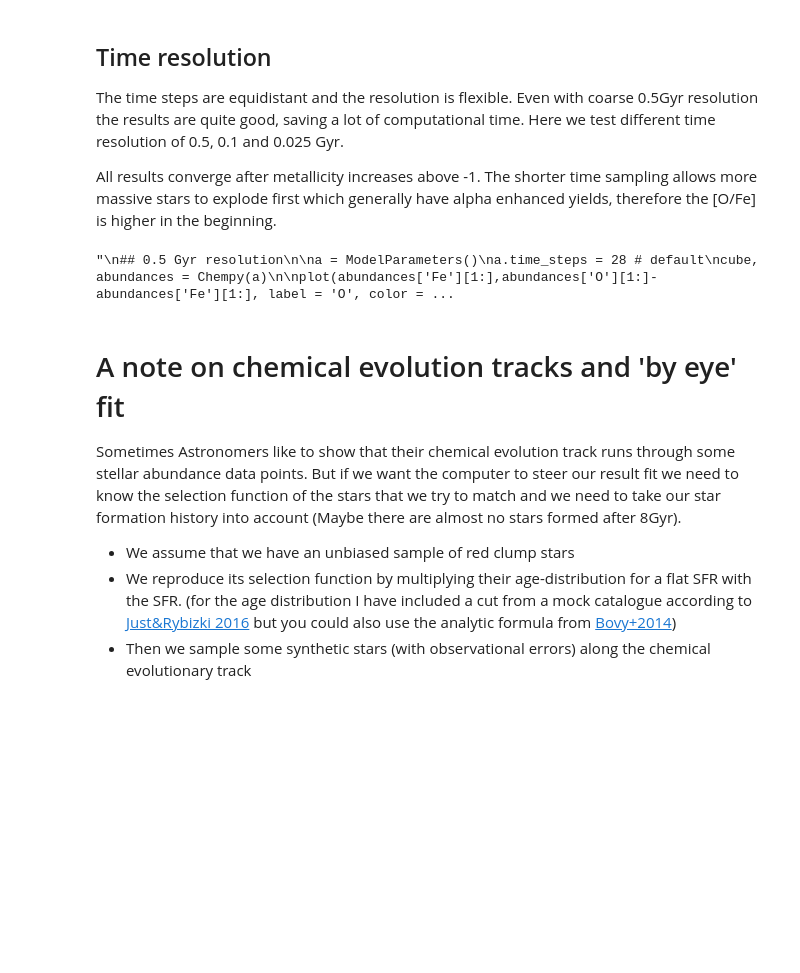
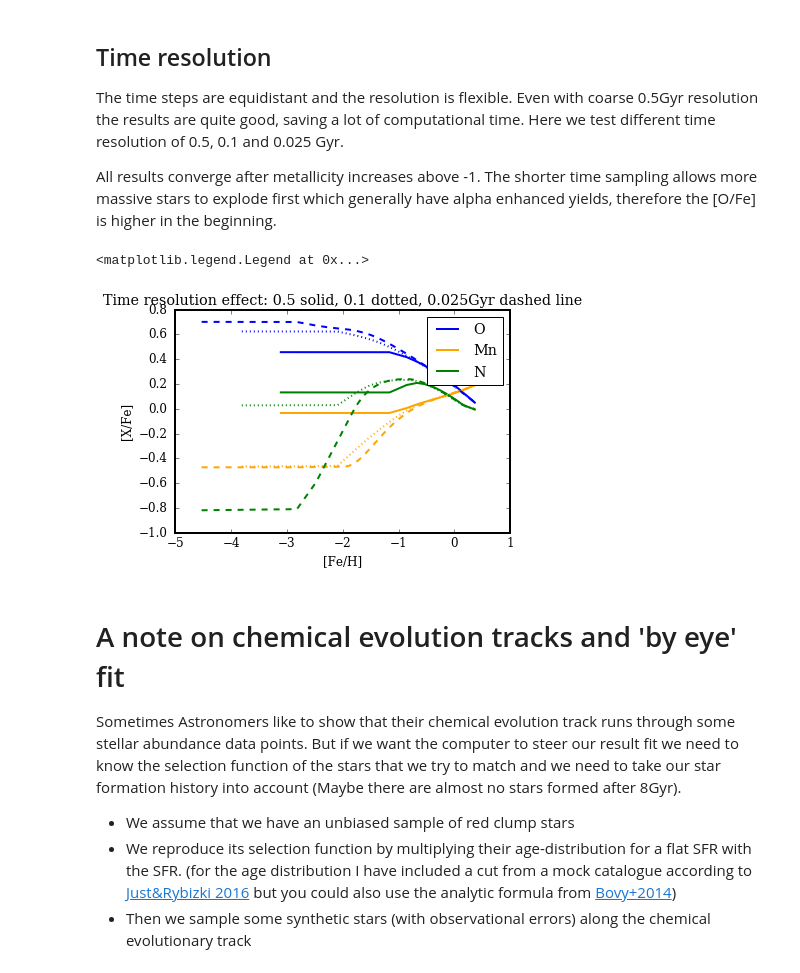
Before and after one commit to jan-rybizki/Chempy, a Jupyter notebook: tutorials/5-Chempy_function.ipynb, the cells around one changed output. Saved outputs shown, nothing was run; the diff lists cells and outputs as text; code cells hidden in the pictures; blank space fills up the shorter version.

```diff
--- a/tutorials/5-Chempy_function.ipynb
+++ b/tutorials/5-Chempy_function.ipynb
@@ -285,7 +288,6 @@ The time steps are equidistant and the resolution is flexible. Even with coarse
 
 All results converge after metallicity increases above -1. The shorter time sampling allows more massive stars to explode first which generally have alpha enhanced yields, therefore the [O/Fe] is higher in the beginning.
 # %%
-'''
 ## 0.5 Gyr resolution
 
 a = ModelParameters()
@@ -297,35 +299,35 @@ plot(abundances['Fe'][1:],abundances['Mn'][1:]-abundances['Fe'][1:], label = 'Mn
 plot(abundances['Fe'][1:],abundances['N'][1:]-abundances['Fe'][1:], label = 'N', color = 'g')
 
 
 # 0.1 Gyr resolution
 
 a = ModelParameters()
 a.time_steps = 136
 cube, abundances = Chempy(a)
 
 plot(abundances['Fe'][1:],abundances['O'][1:]-abundances['Fe'][1:], color = 'b', linestyle = ':')
 plot(abundances['Fe'][1:],abundances['Mn'][1:]-abundances['Fe'][1:], color = 'orange', linestyle = ':')
 plot(abundances['Fe'][1:],abundances['N'][1:]-abundances['Fe'][1:], color = 'green', linestyle = ':')
 
 
 # 25 Myr resolution
 
 a = ModelParameters()
 a.time_steps = 541
 cube, abundances = Chempy(a)
 
 plot(abundances['Fe'][1:],abundances['O'][1:]-abundances['Fe'][1:], color = 'b', linestyle = '--')
 plot(abundances['Fe'][1:],abundances['Mn'][1:]-abundances['Fe'][1:], color = 'orange', linestyle = '--')
 plot(abundances['Fe'][1:],abundances['N'][1:]-abundances['Fe'][1:], color = 'green', linestyle = '--')
 
 
 plt.xlabel('[Fe/H]')
 plt.ylabel('[X/Fe]')
 plt.title('Time resolution effect: 0.5 solid, 0.1 dotted, 0.025Gyr dashed line')
 plt.legend()
-'''
 # %% [output]
-"\n## 0.5 Gyr resolution\n\na = ModelParameters()\na.time_steps = 28 # default\ncube, abundances = Chempy(a)\n\nplot(abundances['Fe'][1:],abundances['O'][1:]-abundances['Fe'][1:], label = 'O', color = ...
+<matplotlib.legend.Legend at 0x...>
+[figure, added]
 # %% [markdown]
 # A note on chemical evolution tracks and 'by eye' fit
 Sometimes Astronomers like to show that their chemical evolution track runs through some stellar abundance data points. But if we want the computer to steer our result fit we need to know the selection function of the stars that we try to match and we need to take our star formation history into account (Maybe there are almost no stars formed after 8Gyr).
```
Also changed, not shown: parts of 12 cells of this notebook, 1 other file.
